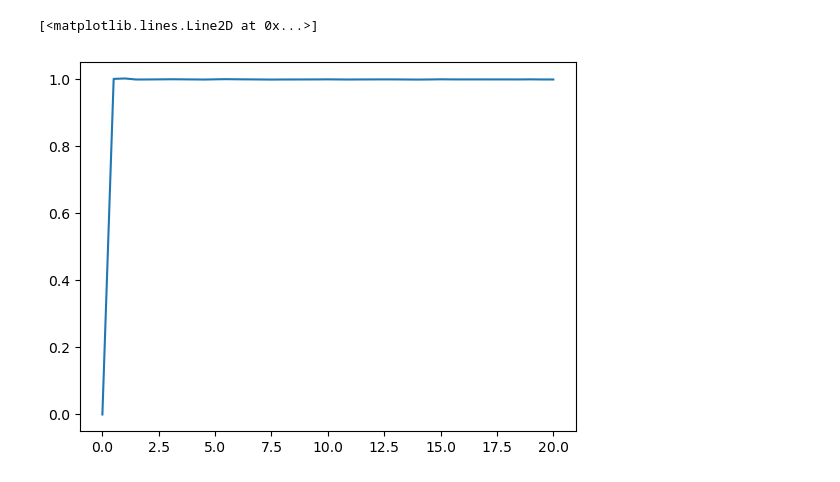
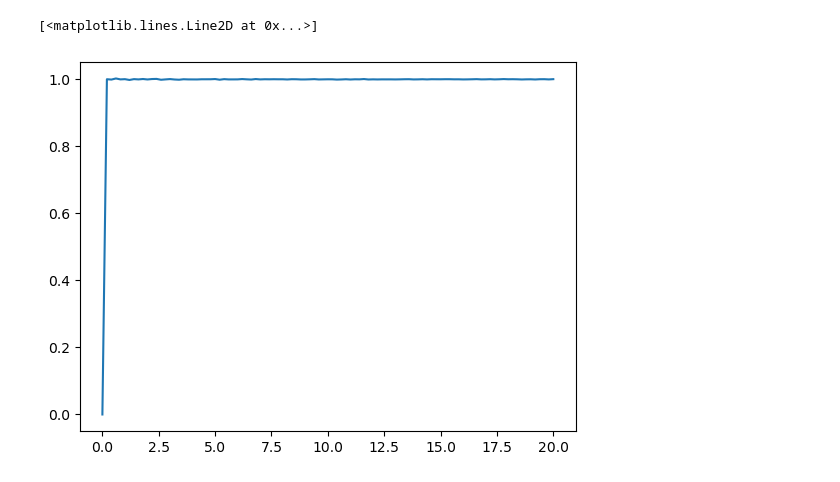
Before and after one commit to xianyang316/Hyperuniformity_simulation, a Jupyter notebook: code/poisson_point_test.ipynb, the cells around one changed output. Saved outputs shown, nothing was run; the diff lists cells and outputs as text; code cells hidden in the pictures.

```diff
--- a/code/poisson_point_test.ipynb
+++ b/code/poisson_point_test.ipynb
@@ -14,21 +14,21 @@ point_positions = generator.get_points()
 # %%
 import calc
 importlib.reload(calc)
 import matplotlib.pyplot as plt
 from calc import Hyperuniform_helper
 import numpy as np
 
 all_gr = []
 for _ in range(1000000):
     generator = PoissonPointProcess2D(0.5, (width, width))
     generator.generate_points()
     point_positions = generator.get_points()
     helper = Hyperuniform_helper(width/2, (width/2, width/2), point_positions, generator.intensity)
-    r, gr = helper.calculate_radial_distribution(40, 2)
+    r, gr = helper.calculate_radial_distribution(100, 2)
     all_gr.append(gr)
 
 avg_gr = np.mean(all_gr, axis=0)
 plt.plot(r, avg_gr)
 # %% [output]
 [<matplotlib.lines.Line2D at 0x...>]
-[figure, old version]
+[figure, new version]
```
Also changed, not shown: parts of 3 cells of this notebook, 5 other files.
